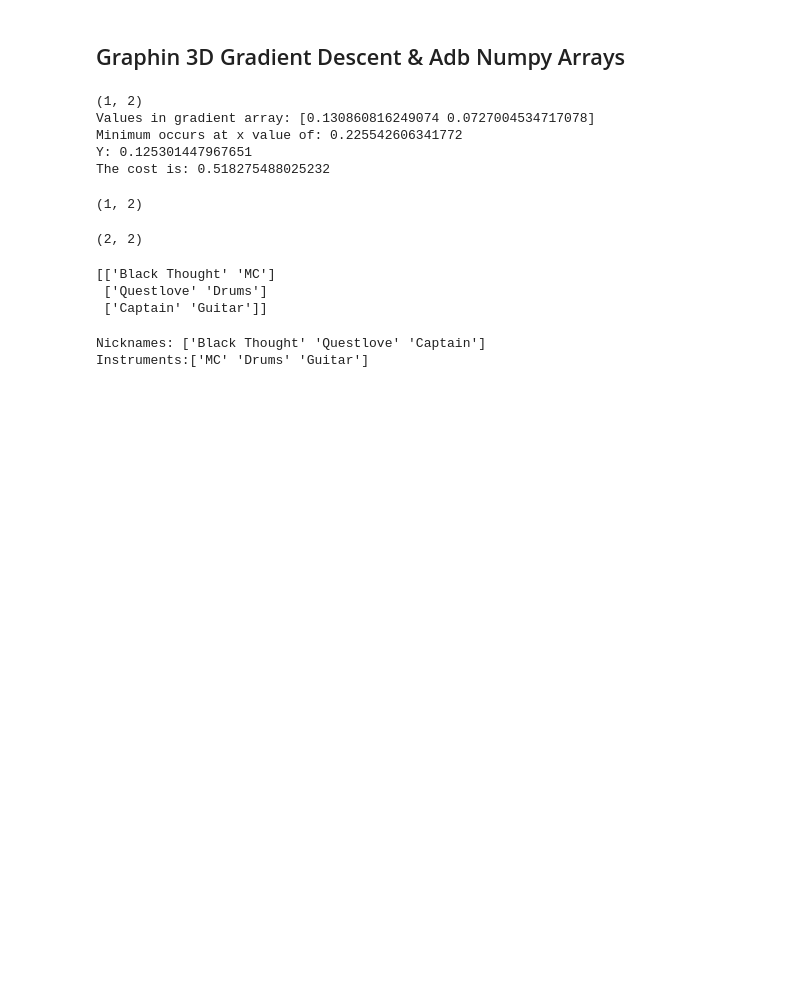
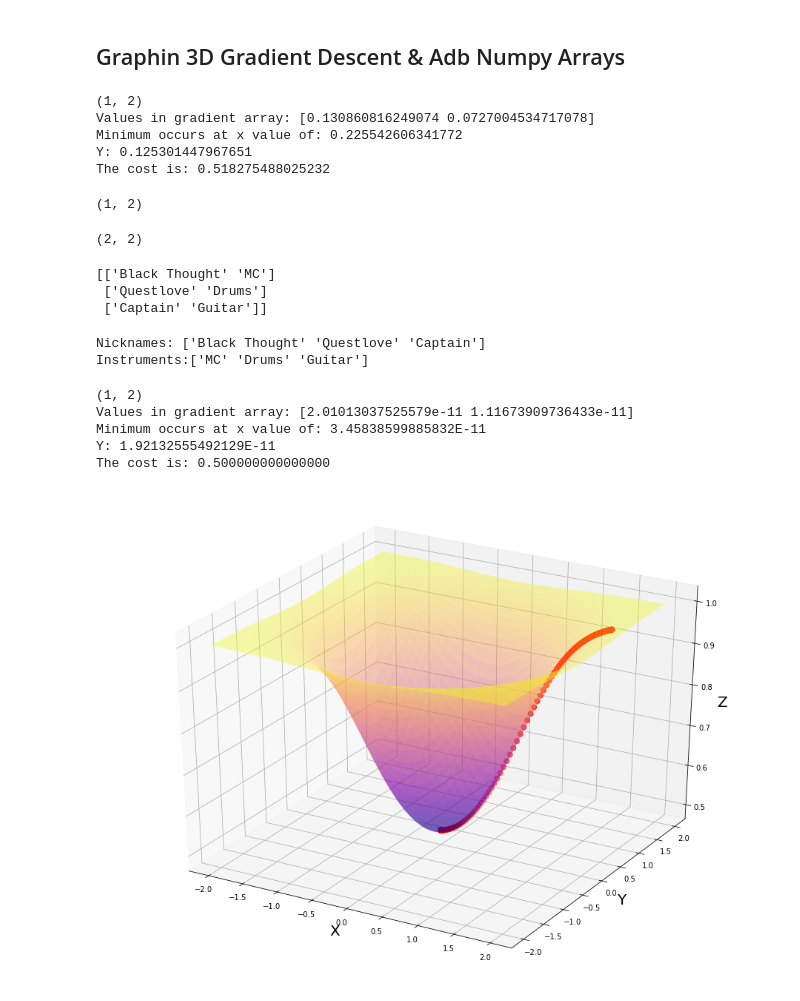
Before and after one commit to AntonioDehesa/dataScienceAndML, a Jupyter notebook: section4/03 Gradient Descent.ipynb, the cells around one changed output. Saved outputs shown, nothing was run; the diff lists cells and outputs as text; code cells hidden in the pictures; blank space fills up the shorter version.

```diff
--- a/section4/03 Gradient Descent.ipynb
+++ b/section4/03 Gradient Descent.ipynb
@@ -545,3 +547,50 @@ print("Instruments:{}".format(the_roots[:,1]))
 # %% [output]
 Nicknames: ['Black Thought' 'Questlove' 'Captain']
 Instruments:['MC' 'Drums' 'Guitar']
+# %%
+# Setup
+multiplier = 0.1
+max_iter = 500
+params = np.array([1.8,1.0])# initial guess for x and y
+values_array = params.reshape(1,2) #rows, columns
+print(values_array.shape)
+
+for n in range(max_iter):
+    gradient_x = diff(f(a,b),a).evalf(subs={a:params[0],b:params[1]})
+    gradient_y = diff(f(a,b),b).evalf(subs={a:params[0],b:params[1]})
+    gradients = np.array([gradient_x,gradient_y])
+    params = params - multiplier*gradients
+    #values_array = np.append(values_array, params.reshape(1,2), axis=0)
+    values_array = np.concatenate((values_array, params.reshape(1,2)), axis=0)
+
+# Results
+print("Values in gradient array: {}".format(gradients))
+print("Minimum occurs at x value of: {}".format(params[0]))
+print("Y: {}".format(params[1]))
+
+print("The cost is: {}".format(f(params[0],params[1])))
+# %% [output]
+(1, 2)
+Values in gradient array: [2.01013037525579e-11 1.11673909736433e-11]
+Minimum occurs at x value of: 3.45838599885832E-11
+Y: 1.92132555492129E-11
+The cost is: 0.500000000000000
+# %%
+# Generating 3D plot
+fig = plt.figure(figsize=[16,12])
+ax = fig.gca(projection="3d")#GCA = get current axis
+
+ax.set_xlabel("X", fontsize=20)
+ax.set_ylabel("Y", fontsize=20)
+ax.set_zlabel("Z", fontsize=20)
+
+my_x = [float(i) for i in values_array[:,0]]
+my_y = [float(i) for i in values_array[:,1]]
+my_z = [float(i) for i in f(values_array[:,0],values_array[:,1])]#This had to be done due to some reason in which
+#Python does not recognize the values correctly, which causes issues with the function, and the scatter function.
+# Thanks to stackoverflow: https://stackoverflow.com/questions/62029284/matplotlib-pyplot-error-in-scatter-function-using-axis
+ax.plot_surface(x_4,y_4, f(x_4,y_4), cmap=cm.plasma, alpha= 0.4)
+ax.scatter(my_x,my_y, my_z, s=50, color="red")
+plt.show()
+# %% [output]
+[figure, added]
```
Also changed, not shown: parts of 4 cells of this notebook.
